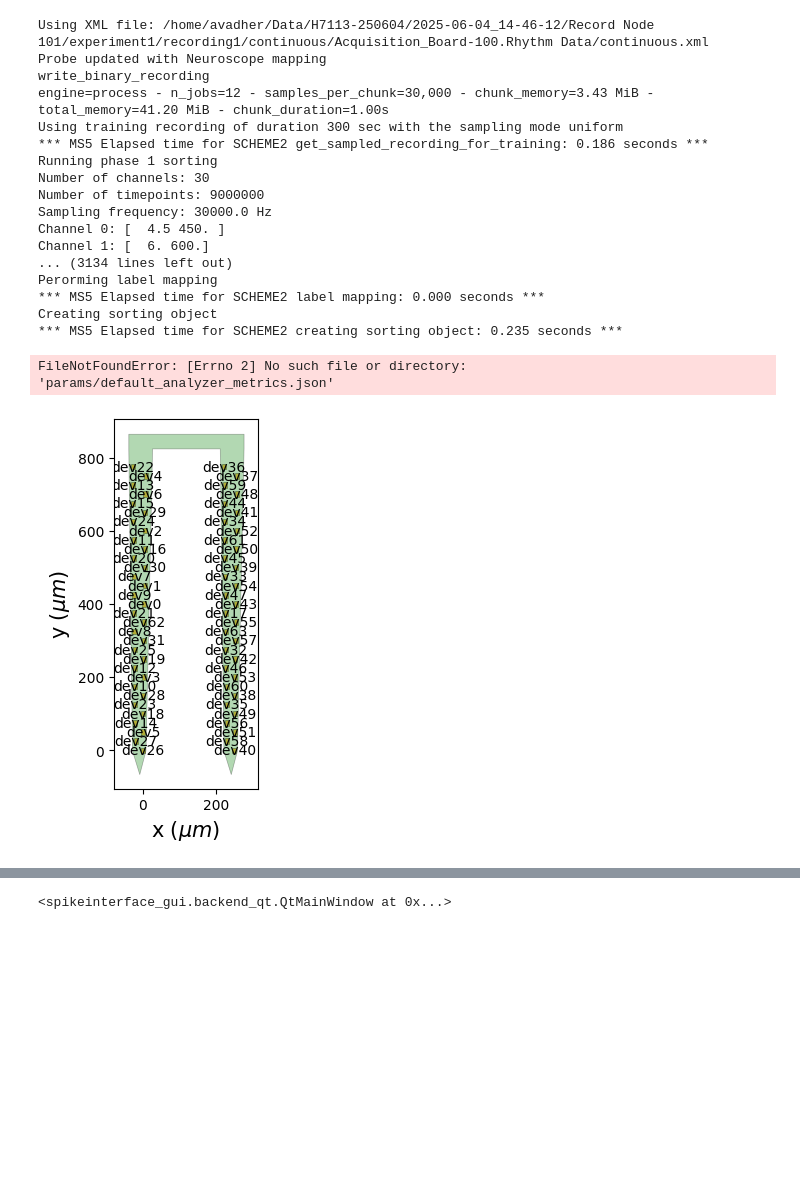
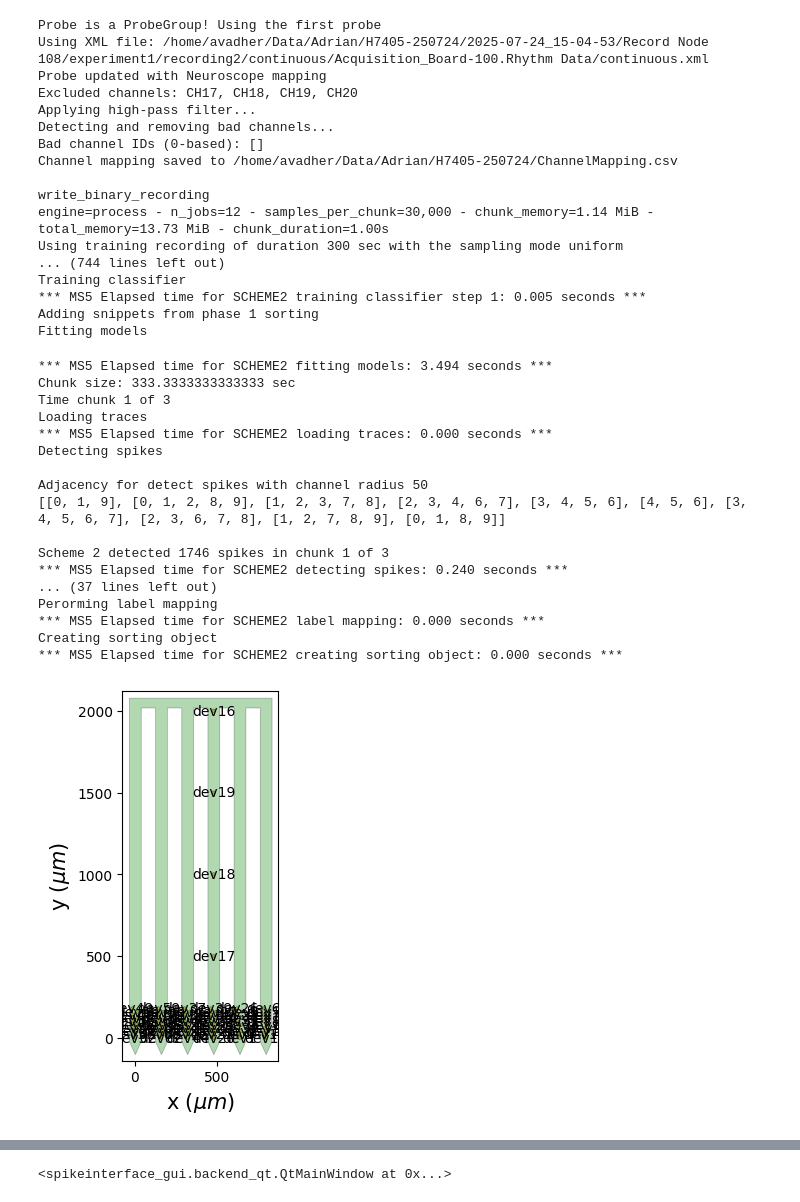
Before and after one commit to Wood-Dudchenko-lab/woodsort, a Jupyter notebook: pipelines_sorting/Pipeline_H7400.ipynb, the cells around one changed output, grey strips where cells are left out. Drawn from its saved outputs; the diff is of its cells as text; code cells hidden in the pictures; blank space fills up the shorter version.

```diff
--- a/pipelines_sorting/Pipeline_H7400.ipynb
+++ b/pipelines_sorting/Pipeline_H7400.ipynb
@@ -15,12 +15,12 @@ import warnings
 ### Parameters set manually ###
 
 # path to the recording folder (the folder containing the OpenEphys folder YYYY-MM-DD_hh-mm-ss)
-recfolder_path = '/home/avadher/Data/H7405-250604/'
+recfolder_path = '/home/avadher/Data/Adrian/H7405-250724/'
 
 # set parameters for probe
-shank_groups = [0, 1, 2, 3, 4, 5, 6] # specify which groups in the xml file are shanks to be sorted (0-base)
-probe_manufacturer = "cambridgeneurotech"
-probe_name = "ASSY-156-H7"
+shank_groups = [0, 1, 2, 3, 4, 5] # specify which groups in the xml file are shanks to be sorted (0-base)
+custom_probe_path = 'probe_layouts/Buzsaki64sp.json'
+excluded_channels = ["CH17", "CH18", "CH19", "CH20"]
 
 # set parameters for spike sorting
 sorter = "mountainsort5"
@@ -40,8 +40,8 @@ max_spacing = 8  # maximum spacing between two LEDs in cm
 # Set paths
 recfolder_path = Path(recfolder_path)
 analyzer_metrics_path = Path(woodsort.__file__).parent / analyzer_metrics_path
+custom_probe_path = Path(woodsort.__file__).parent / custom_probe_path
 session_name = recfolder_path.name
-processed_folder_name = 'Processed'
 spikesorting_folder_name = f"{session_name}_sorting_{sorter}"
 spikesorting_path =recfolder_path / spikesorting_folder_name
 analyzer_folder_name = f"{session_name}_analyzer_{sorter}"
@@ -60,48 +60,65 @@ warnings.filterwarnings("ignore", category=FutureWarning)
 
 # Load recording and probe, preprocess and fill channel indices from Neuroscope
 recording = si.read_openephys(recfolder_path,stream_id='0')
-probe = pi.get_probe(manufacturer=probe_manufacturer, probe_name=probe_name) # pi.list_all_probes() to list all probes
+probe = pi.read_probeinterface(custom_probe_path)
 recording = woodsort.preprocessing.process_openephys_with_neuroscope(
     recording=recording,
     probe=probe,
     session_path=recfolder_path,
     shank_groups=shank_groups,
-    plot_probe=False,
+    excluded_channels=excluded_channels,
+    plot_probe=True,
     plot_range=[200, 200.05])
 
 # Run spike sorting
 sorting = si.run_sorter(
     recording=recording,
     sorter_name=sorter,
     remove_existing_folder=True,
     folder=spikesorting_path)
 
 ## Compute analyzer
 analyzer_metrics = json.load(open(analyzer_metrics_path))
 si.create_sorting_analyzer(
     recording=recording,
     sorting=sorting,
     format="binary_folder",
     folder=analyzer_path,
     overwrite=True,
 ).compute(analyzer_metrics)
 # %% [output]
-Using XML file: /home/avadher/Data/H7113-250604/2025-06-04_14-46-12/Record Node 101/experiment1/recording1/continuous/Acquisition_Board-100.Rhythm Data/continuous.xml
+Probe is a ProbeGroup! Using the first probe
+Using XML file: /home/avadher/Data/Adrian/H7405-250724/2025-07-24_15-04-53/Record Node 108/experiment1/recording2/continuous/Acquisition_Board-100.Rhythm Data/continuous.xml
 Probe updated with Neuroscope mapping
+Excluded channels: CH17, CH18, CH19, CH20
+Applying high-pass filter...
+Detecting and removing bad channels...
+Bad channel IDs (0-based): []
+Channel mapping saved to /home/avadher/Data/Adrian/H7405-250724/ChannelMapping.csv
+
 write_binary_recording
-engine=process - n_jobs=12 - samples_per_chunk=30,000 - chunk_memory=3.43 MiB - total_memory=41.20 MiB - chunk_duration=1.00s
+engine=process - n_jobs=12 - samples_per_chunk=30,000 - chunk_memory=1.14 MiB - total_memory=13.73 MiB - chunk_duration=1.00s
 Using training recording of duration 300 sec with the sampling mode uniform
-*** MS5 Elapsed time for SCHEME2 get_sampled_recording_for_training: 0.186 seconds ***
-Running phase 1 sorting
-Number of channels: 30
-Number of timepoints: 9000000
-Sampling frequency: 30000.0 Hz
-Channel 0: [  4.5 450. ]
-Channel 1: [  6. 600.]
-... (3134 lines left out)
-Perorming label mapping
-*** MS5 Elapsed time for SCHEME2 label mapping: 0.000 seconds ***
-Creating sorting object
-*** MS5 Elapsed time for SCHEME2 creating sorting object: 0.235 seconds ***
+... (744 lines left out)
+Training classifier
+*** MS5 Elapsed time for SCHEME2 training classifier step 1: 0.005 seconds ***
+Adding snippets from phase 1 sorting
+Fitting models
-FileNotFoundError: [Errno 2] No such file or directory: 'params/default_analyzer_metrics.json'
+*** MS5 Elapsed time for SCHEME2 fitting models: 3.494 seconds ***
+Chunk size: 333.3333333333333 sec
+Time chunk 1 of 3
+Loading traces
+*** MS5 Elapsed time for SCHEME2 loading traces: 0.000 seconds ***
+Detecting spikes
+
+Adjacency for detect spikes with channel radius 50
+[[0, 1, 9], [0, 1, 2, 8, 9], [1, 2, 3, 7, 8], [2, 3, 4, 6, 7], [3, 4, 5, 6], [4, 5, 6], [3, 4, 5, 6, 7], [2, 3, 6, 7, 8], [1, 2, 7, 8, 9], [0, 1, 8, 9]]
+
+Scheme 2 detected 1746 spikes in chunk 1 of 3
+*** MS5 Elapsed time for SCHEME2 detecting spikes: 0.240 seconds ***
+... (37 lines left out)
+Perorming label mapping
+*** MS5 Elapsed time for SCHEME2 label mapping: 0.000 seconds ***
+Creating sorting object
+*** MS5 Elapsed time for SCHEME2 creating sorting object: 0.000 seconds ***
-[figure, old version]
+[figure, new version]
```
Also changed, not shown: parts of 3 cells of this notebook, 5 other files.
